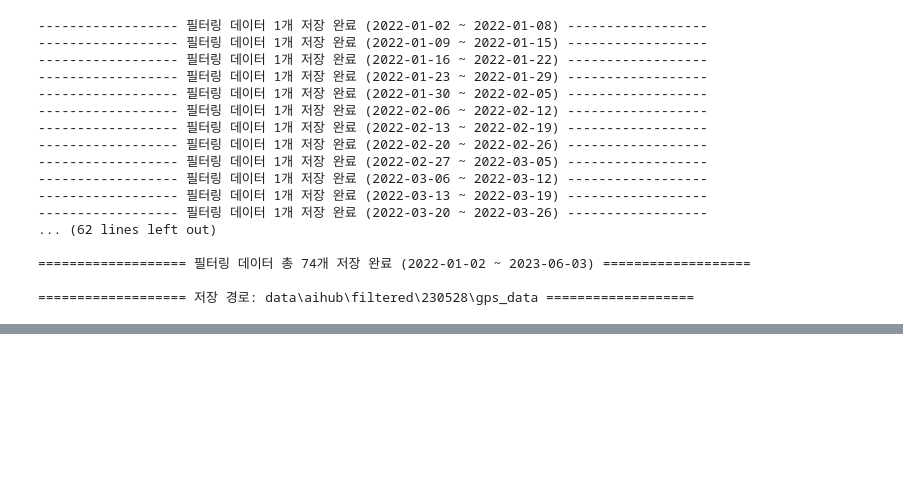
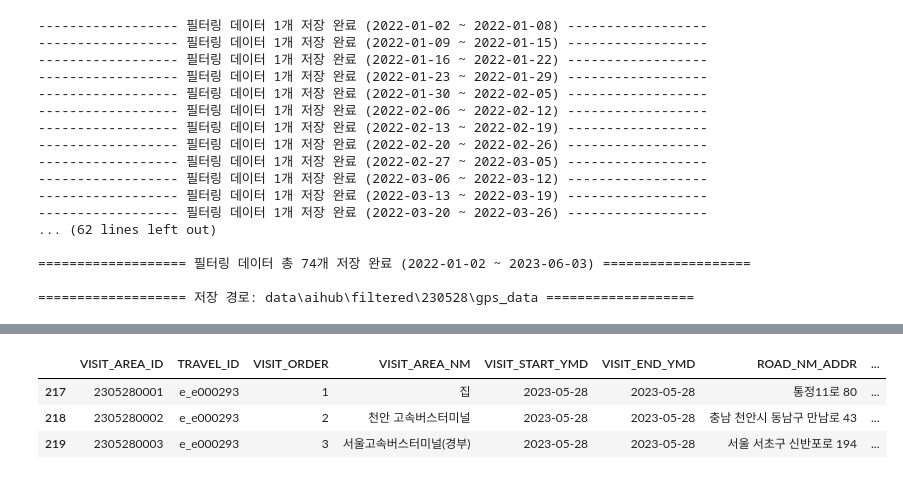
Before and after one commit to DencingParty/travel-data-engineering, a Jupyter notebook: one_week_data_for_test.ipynb, the cells around one changed output, grey strips where cells are left out. Saved outputs shown, nothing was run; the diff lists cells and outputs as text; code cells hidden in the pictures; blank space fills up the shorter version.

```diff
--- a/one_week_data_for_test.ipynb
+++ b/one_week_data_for_test.ipynb
@@ -493,0 +527,8 @@ store_filtered_data(gps_dict_default, dir1="aihub", is_gps=True)
+# %%
+# 2023년 방문지 정보 X_COORD, Y_COORD 컬럼 NaN으로 변경된 것 확인 (parquet 파일로 제대로 변환됨)
+pd.read_parquet(os.path.join("data", "aihub", "filtered", "230528", "region_data", "tn_visit_area_info_방문지정보_230528.parquet")).head(3)
+# %% [output]
+|  | VISIT_AREA_ID | TRAVEL_ID | VISIT_ORDER | VISIT_AREA_NM | VISIT_START_YMD | VISIT_END_YMD | ROAD_NM_ADDR | ... |
+| 217 | 2305280001 | e_e000293 | 1 | 집 | 2023-05-28 | 2023-05-28 | 통정11로 80 | ... |
+| 218 | 2305280002 | e_e000293 | 2 | 천안 고속버스터미널 | 2023-05-28 | 2023-05-28 | 충남 천안시 동남구 만남로 43 | ... |
+| 219 | 2305280003 | e_e000293 | 3 | 서울고속버스터미널(경부) | 2023-05-28 | 2023-05-28 | 서울 서초구 신반포로 194 | ... |
```
Also changed, not shown: parts of 14 cells of this notebook, 2 other files.
